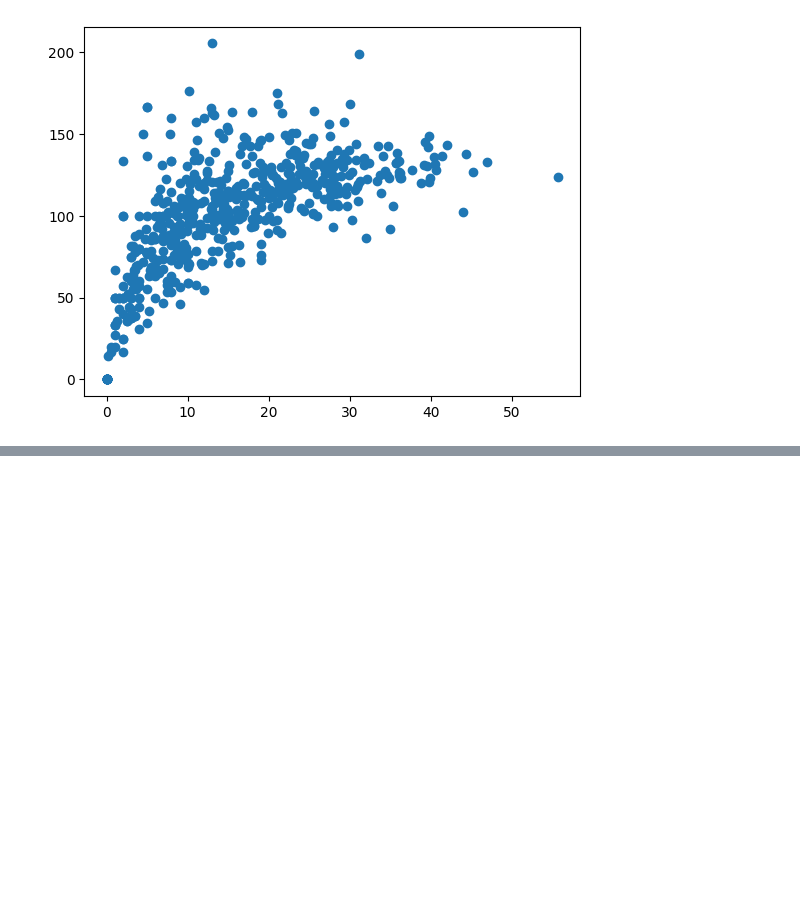
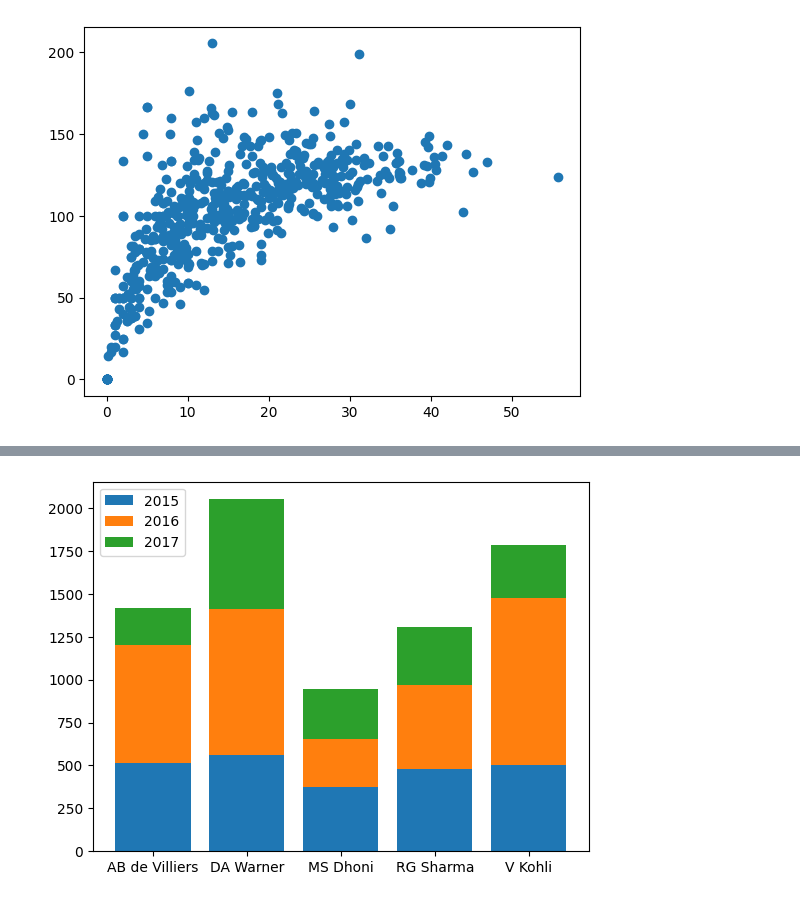
Before and after one commit to Evergreenies/data-science-learning, a Jupyter notebook: stats/38/plot-analysis.ipynb, the cells around one changed output, grey strips where cells are left out. Saved outputs shown, nothing was run; the diff lists cells and outputs as text; code cells hidden in the pictures; blank space fills up the shorter version.

```diff
--- a/stats/38/plot-analysis.ipynb
+++ b/stats/38/plot-analysis.ipynb
@@ -114,0 +140,9 @@ plt.scatter(batter['avg'], batter['strike_rate'])
+# %%
+plt.bar(batsman_season['batsman'], batsman_season['2015'], label='2015')
+plt.bar(batsman_season['batsman'], batsman_season['2016'], bottom=batsman_season['2015'], label='2016')
+plt.bar(batsman_season['batsman'], batsman_season['2017'], bottom=batsman_season['2016'] + batsman_season['2015'], label='2017')
+
+plt.legend()
+plt.show()
+# %% [output]
+[figure, added]
```
Also changed, not shown: parts of 10 cells of this notebook.
